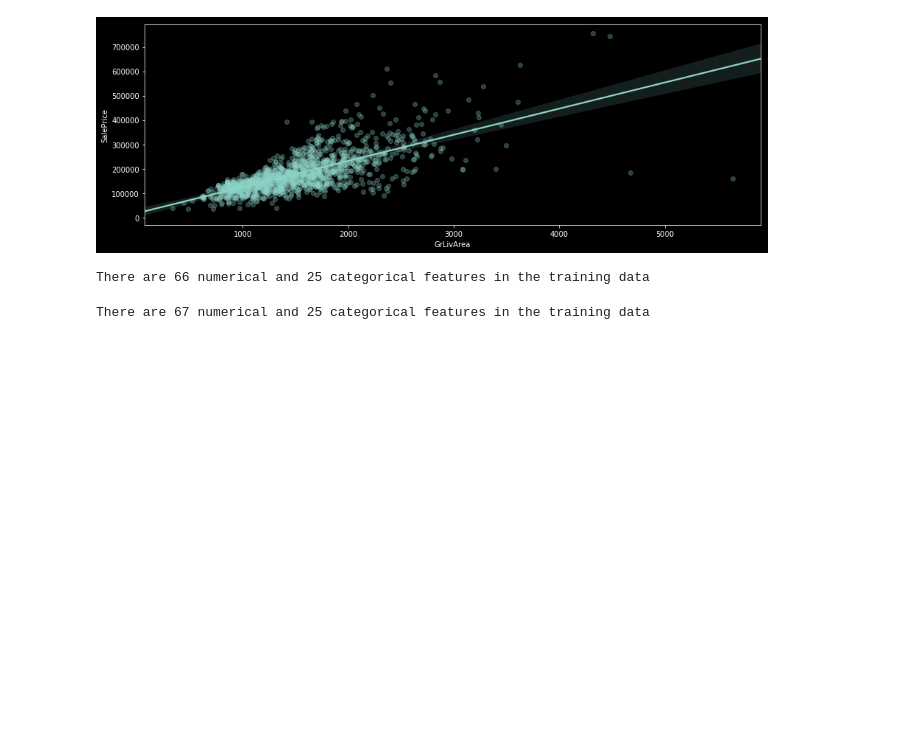
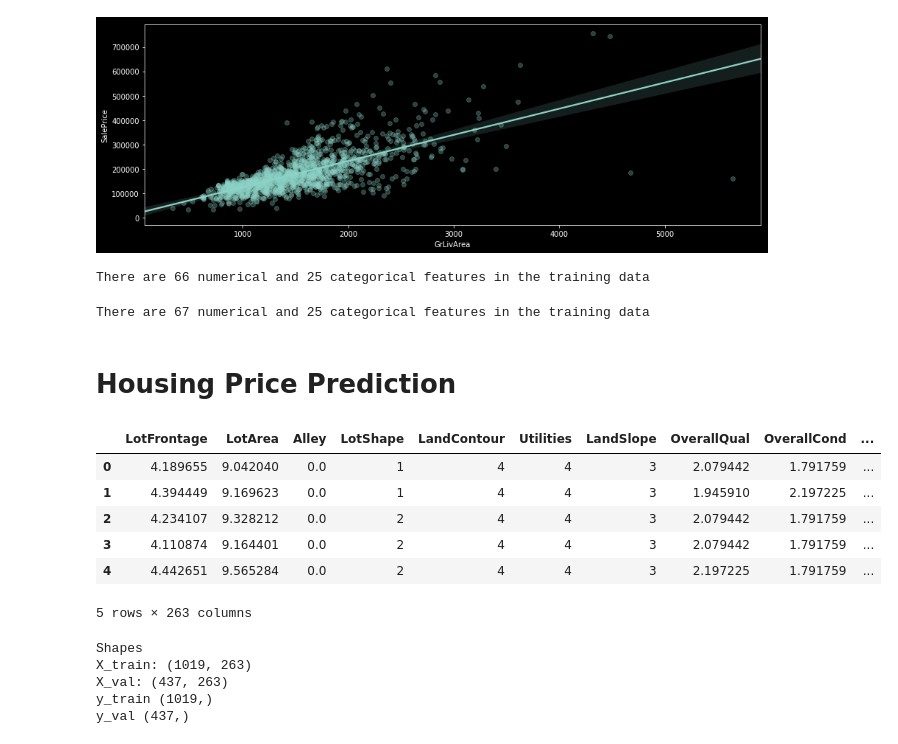
Before and after one commit to JPLAVALLEY/kaggle, a Jupyter notebook: House_Prices_Model_Development.ipynb, the cells around one changed output. Drawn from its saved outputs; the diff is of its cells as text; code cells hidden in the pictures; blank space fills up the shorter version.

```diff
--- a/House_Prices_Model_Development.ipynb
+++ b/House_Prices_Model_Development.ipynb
@@ -489,3 +489,47 @@ df_train['TotalBathrooms'] = df_train.FullBath + .5 * df_train.HalfBath + \
 Num_Cat_Count()
 # %% [output]
 There are 67 numerical and 25 categorical features in the training data
+# %% [markdown]
+# Housing Price Prediction
+# %%
+features = num_features + ['SalePrice']
+for f in features:
+    df_train.loc[:,f] = np.log1p(df_train[f])
+# %%
+#Set up our training data to make predictions
+y = df_train['SalePrice']
+df_train.drop('SalePrice', axis=1, inplace=True)
+df_train.drop('Id', axis=1, inplace=True)
+
+#Get dummies one-hot encoding method
+model_data = pd.get_dummies(df_train).copy()
+# %%
+#Our Model Data
+model_data.head()
+# %% [output]
+|  | LotFrontage | LotArea | Alley | LotShape | LandContour | Utilities | LandSlope | OverallQual | OverallCond | ... |
+| 0 | 4.189655 | 9.042040 | 0.0 | 1 | 4 | 4 | 3 | 2.079442 | 1.791759 | ... |
+| 1 | 4.394449 | 9.169623 | 0.0 | 1 | 4 | 4 | 3 | 1.945910 | 2.197225 | ... |
+| 2 | 4.234107 | 9.328212 | 0.0 | 2 | 4 | 4 | 3 | 2.079442 | 1.791759 | ... |
+| 3 | 4.110874 | 9.164401 | 0.0 | 2 | 4 | 4 | 3 | 2.079442 | 1.791759 | ... |
+| 4 | 4.442651 | 9.565284 | 0.0 | 2 | 4 | 4 | 3 | 2.197225 | 1.791759 | ... |
+5 rows × 263 columns
+# %%
+# We are only using our training data here
+# Splits our data into training and testing data for model development
+
+from sklearn.model_selection import train_test_split
+
+X_train, X_test, y_train, y_test = \
+    train_test_split(model_data.copy(), y, test_size=0.3, random_state=42)
+print('Shapes')
+print('X_train:', X_train.shape)
+print('X_val:', X_test.shape)
+print('y_train', y_train.shape)
+print('y_val', y_test.shape)
+# %% [output]
+Shapes
+X_train: (1019, 263)
+X_val: (437, 263)
+y_train (1019,)
+y_val (437,)
```
Also changed, not shown: parts of 1 cell of this notebook.
